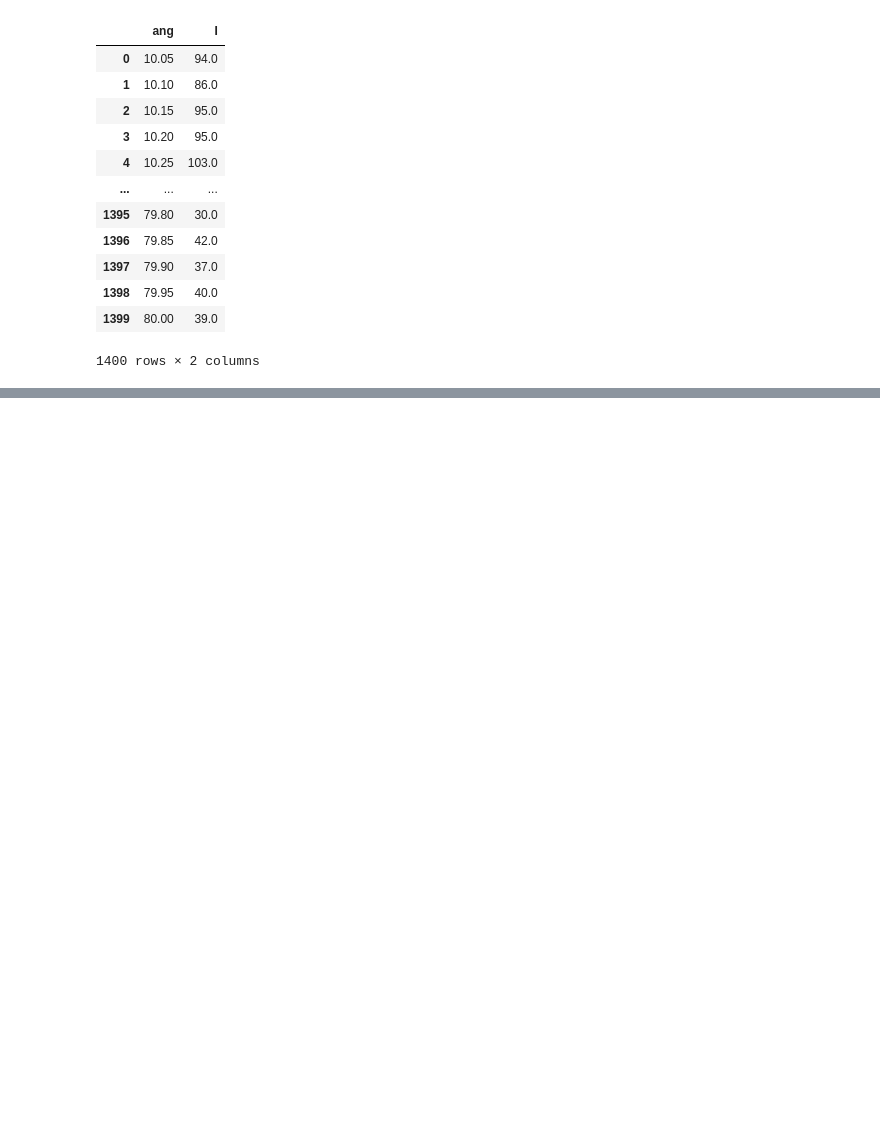
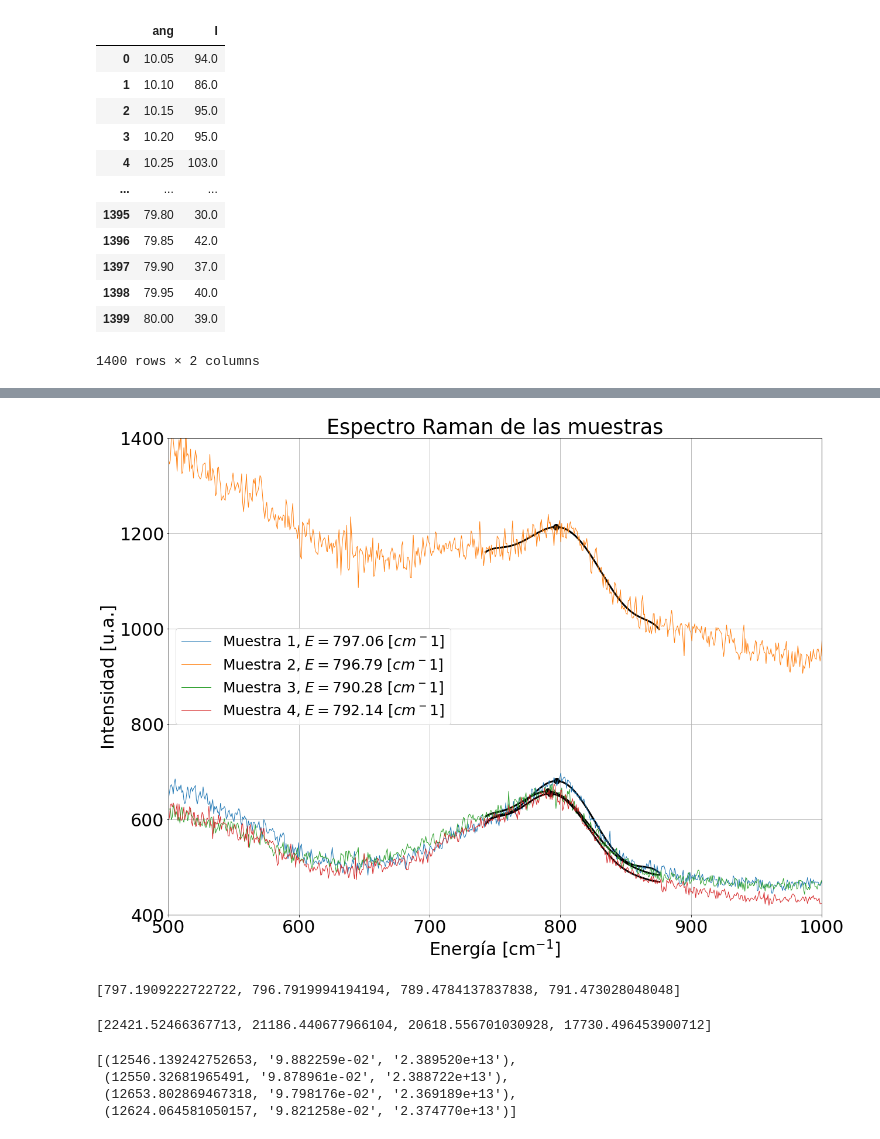
Before and after one commit to juanF9910/Rare_earths, a Jupyter notebook: absor.ipynb, the cells around one changed output, grey strips where cells are left out. Saved outputs shown, nothing was run; the diff lists cells and outputs as text; code cells hidden in the pictures; blank space fills up the shorter version.

```diff
--- a/absor.ipynb
+++ b/absor.ipynb
@@ -473,0 +570,55 @@ plt.show()
+# %%
+raman_data = {}
+for i in range(4):
+    raman_data["raman{}".format(i+1)] = pd.read_csv('data/Raman/{}.txt'.format(i+1), sep='\t')
+
+cols=['E', "I"]
+for i in raman_data.keys():
+    raman_data[i].columns=cols
+# %%
+fig, ax=plt.subplots(1,1, figsize=(20,15))
+from scipy.signal import find_peaks
+
+cont=1
+E=[]
+for i in raman_data.keys():
+
+    x=raman_data[i]['E']
+    y=raman_data[i]['I']
+
+    a=870
+    b=1050
+    xp=x[a:b]
+    yp=y[a:b]
+
+    polynomial = np.poly1d(np.polyfit(xp, yp, deg=7))
+    x_interpolated = np.linspace(x[a], x[b], 1000)
+    y_interpolated = polynomial(x_interpolated)
+
+    ax.plot(x_interpolated, y_interpolated, lw=3, c='k')
+
+    peaks, _ = find_peaks(y_interpolated, height=400)  # Puedes ajustar el valor de altura según tus datos
+    ax.plot(x_interpolated[peaks], y_interpolated[peaks], "o", lw=5, c='k', ms=10)
+
+    ax.plot(x,y, lw=1,label=r"Muestra {}, $E=${} $[cm^-1]$".format(cont, np.round(x_interpolated[peaks[0]],2)))
+    E.append(x_interpolated[peaks[0]])
+    cont+=1
+
+ax.set_xlabel(r"Energía [cm$^{-1}$]", fontsize=30)
+ax.set_title("Espectro Raman de las muestras", fontsize=35)
+ax.set_ylabel("Intensidad [u.a.]", fontsize=30)
+ax.tick_params(axis='x', labelsize=30)
+ax.tick_params(axis='y', labelsize=30)
+ax.legend(fontsize=25)
+ax.grid()
+ax.set_xlim(500,1000)
+ax.set_ylim(400, 1400)
+plt.show()
+
+fig.savefig("raman.svg", dpi=300, format="svg")
+# %% [output]
+[figure, added]
+# %%
+E
+# %% [output]
+[797.1909222722722, 796.7919994194194, 789.4784137837838, 791.473028048048]
@@ -473,0 +631,4 @@ plt.show()
+# %%
+nmtocm([446,472, 485, 564])
+# %% [output]
+[22421.52466367713, 21186.440677966104, 20618.556701030928, 17730.496453900712]
@@ -473,0 +649,7 @@ plt.show()
+# %%
+cmtonm(E)
+# %% [output]
+[(12546.139242752653, '9.882259e-02', '2.389520e+13'),
+ (12550.32681965491, '9.878961e-02', '2.388722e+13'),
+ (12653.802869467318, '9.798176e-02', '2.369189e+13'),
+ (12624.064581050157, '9.821258e-02', '2.374770e+13')]
```
Also changed, not shown: parts of 10 cells of this notebook, 18 other files.
